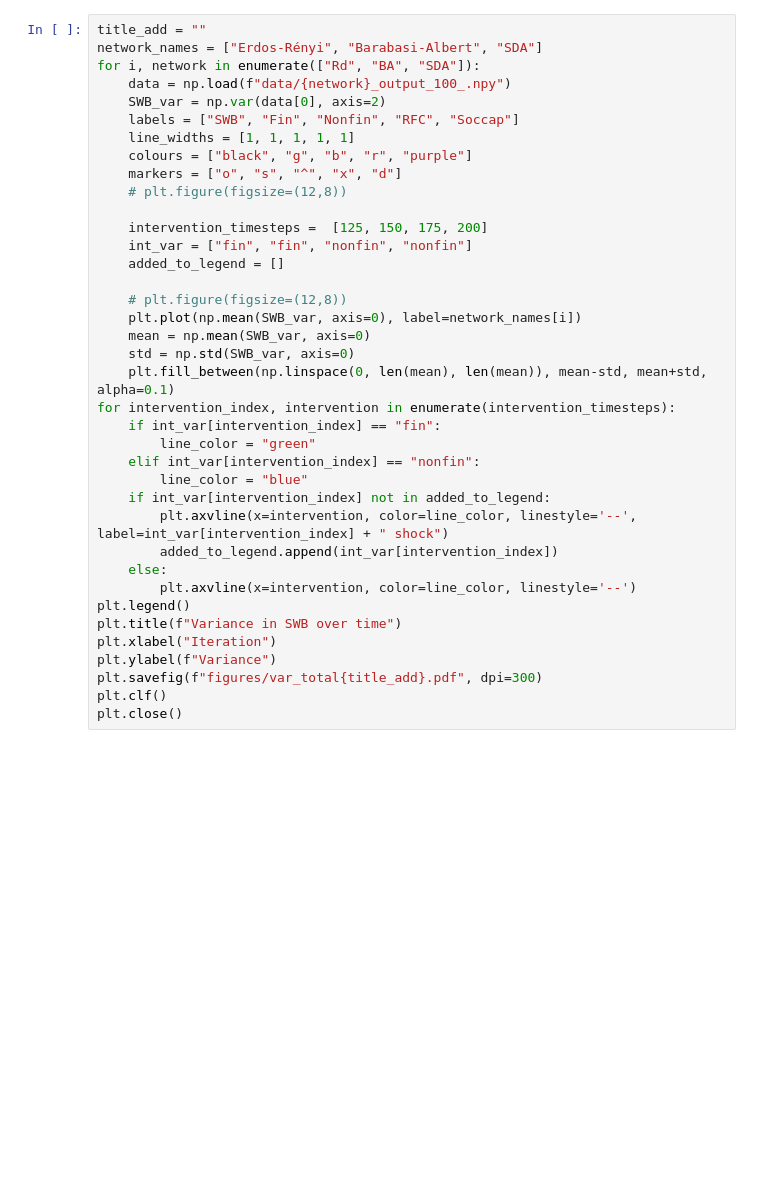
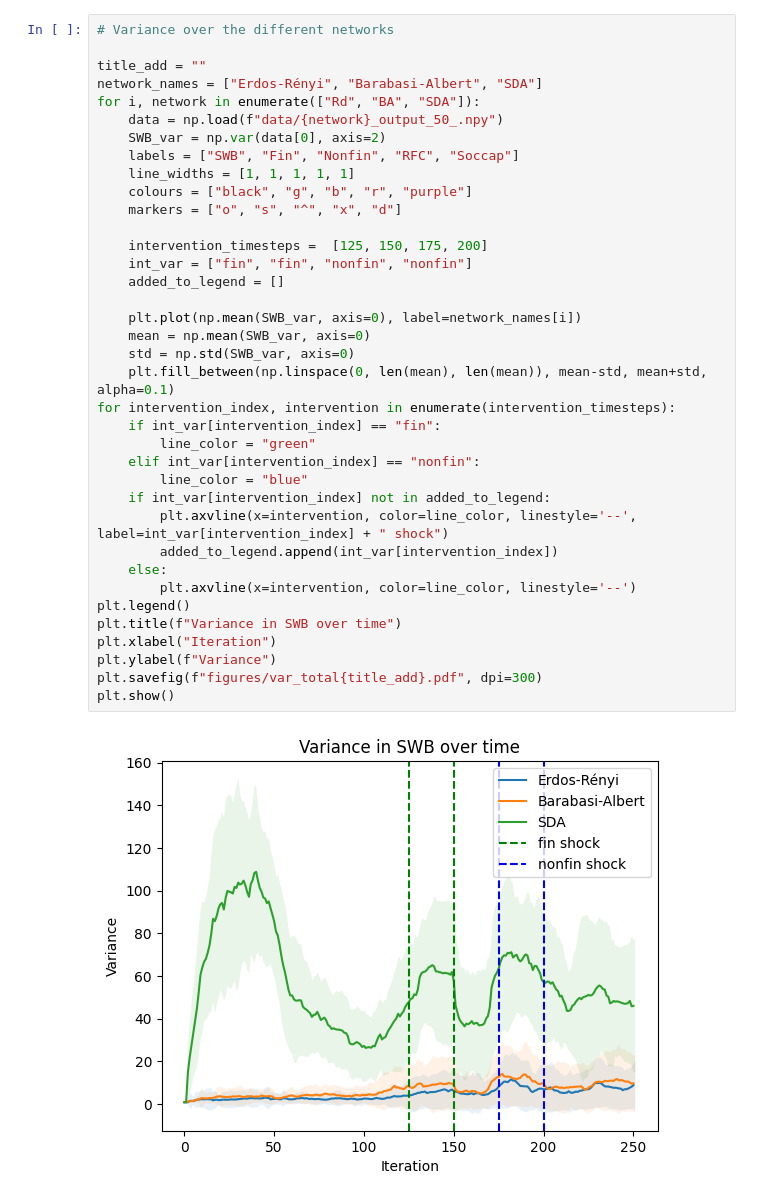
Before and after one commit to arendgeerlofs/SWB, a Jupyter notebook: plots.ipynb, the cells around one changed output. Drawn from its saved outputs; the diff is of its cells as text; blank space fills up the shorter version.

```diff
--- a/timeit.ipynb
+++ b/plots.ipynb
@@ -5,39 +13,40 @@ import matplotlib.pyplot as plt
 # %%
+# Variance over the different networks
+
 title_add = ""
 network_names = ["Erdos-Rényi", "Barabasi-Albert", "SDA"]
 for i, network in enumerate(["Rd", "BA", "SDA"]):
-    data = np.load(f"data/{network}_output_100_.npy")
+    data = np.load(f"data/{network}_output_50_.npy")
     SWB_var = np.var(data[0], axis=2)
     labels = ["SWB", "Fin", "Nonfin", "RFC", "Soccap"]
     line_widths = [1, 1, 1, 1, 1]
     colours = ["black", "g", "b", "r", "purple"]
     markers = ["o", "s", "^", "x", "d"]
-    # plt.figure(figsize=(12,8))
 
     intervention_timesteps =  [125, 150, 175, 200]
     int_var = ["fin", "fin", "nonfin", "nonfin"]
     added_to_legend = []
 
-    # plt.figure(figsize=(12,8))
     plt.plot(np.mean(SWB_var, axis=0), label=network_names[i])
     mean = np.mean(SWB_var, axis=0)
     std = np.std(SWB_var, axis=0)
     plt.fill_between(np.linspace(0, len(mean), len(mean)), mean-std, mean+std, alpha=0.1)
 for intervention_index, intervention in enumerate(intervention_timesteps):
     if int_var[intervention_index] == "fin":
         line_color = "green"
     elif int_var[intervention_index] == "nonfin":
         line_color = "blue"
     if int_var[intervention_index] not in added_to_legend:
         plt.axvline(x=intervention, color=line_color, linestyle='--', label=int_var[intervention_index] + " shock")
         added_to_legend.append(int_var[intervention_index])
     else:
         plt.axvline(x=intervention, color=line_color, linestyle='--')
 plt.legend()
 plt.title(f"Variance in SWB over time")
 plt.xlabel("Iteration")
 plt.ylabel(f"Variance")
 plt.savefig(f"figures/var_total{title_add}.pdf", dpi=300)
-plt.clf()
-plt.close()
+plt.show()
+# %% [output]
+[figure, added]
 # %%
```
Also changed, not shown: parts of 16 cells of this notebook, 9 other files.
